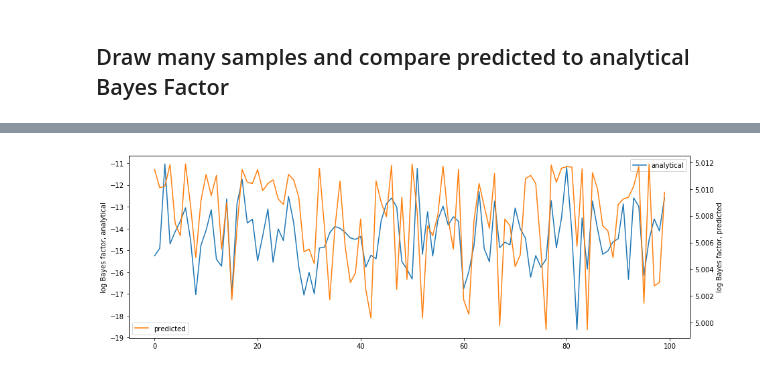
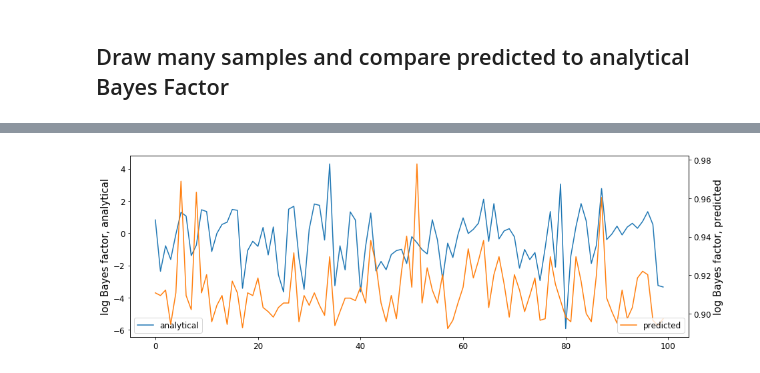
Before and after one commit to janfb/mcabc, a Jupyter notebook: ModelComparison_poisson_vs_negbin.ipynb, the cells around one changed output, grey strips where cells are left out. Drawn from its saved outputs; the diff is of its cells as text; code cells hidden in the pictures.

```diff
--- a/ModelComparison_poisson_vs_negbin.ipynb
+++ b/ModelComparison_poisson_vs_negbin.ipynb
@@ -147,7 +147,8 @@ def train_psi(X, Y, model, optim, n_epochs=500, n_minibatch=50):
 Then separate it into sets for model 1 and model 2 and train the phi networks separately.
 # %%
 # generate data
-m, theta, X, norms = generate_dataset(1000, N)
+N = 100
+m, theta, X, norms = generate_dataset(5000, N)
 # separate it
 mask = np.array(m).squeeze()
 theta1, X1, = theta[mask==0], X[mask==0, :]
@@ -184,40 +173,21 @@ plt.title('Loss');
 # %% [markdown]
 ## Draw many samples and compare predicted to analytical Bayes Factor
 # %%
-def poisson_evidence(x, a, b, N, log=False):
+def poisson_evidence(x, k, theta, N, log=False):
+    """
+    k : shape parameter for gamma
+    theta : scale parameter for gamma
+    """
     x_sum = np.sum(x)
     log_xfac = np.sum(gammaln(x + 1))
 
-    result = a * np.log(b) - gammaln(a) - log_xfac + gammaln(a + x_sum) - (a + x_sum)*np.log(b + N)
+    result = - log_xfac - k * np.log(theta) - gammaln(k) + gammaln(k + x_sum) - (k + x_sum) * np.log(N + 1./theta)
 
     return result if log else np.exp(result)
 
-def log_nbin_evidence(x, a, b, N, r, log=False):
+def nbin_evidence(x, a, b, N, r, log=False):
     x_sum = np.sum(x)
 
-    result = betaln(a + x_sum, b + N * r) - betaln(a, b) + np.sum(np.log(scipy.special.binom(x + r - 1, x)))
+    result = betaln(a + N * r, b + x_sum) - betaln(a, b) + np.sum(np.log(scipy.special.binom(x + r - 1, x)))
 
     return result if log else np.exp(result)
-# %%
-bf_true = []
-bf_predicted = []
-
-for i in range(100):
-
-    # draw samples
-    samples = np.random.poisson(true_lam, N)
-
-    # apply model for prediction
-    stats_o = np.array(np.mean(samples).astype(float)).reshape(1, 1)
-    X_var = Variable(torch.Tensor(stats_o))
-    (out_act) = model(X_var)
-
-    # calculate bf
-    softmax = nn.Softmax()
-    posterior_probs = softmax(out_act).data.numpy()
-    bf_predicted.append(posterior_probs[0][0] / posterior_probs[0][1])
-
-    # because we use a uniform prior the posterior ratio corresponds to the likelihood (evidence) ratio
-    e1 = poisson_evidence(samples, shape, scale, N, log=True)
-    e2 = log_nbin_evidence(samples, alp, bet, N, r, log=True)
-    bf_true.append(e1 - e2)
@@ -227,13 +268,14 @@ bf2 = (bf_predicted - np.mean(bf_predicted))/np.std(bf_predicted)
 # %%
 plt.figure(figsize=(15, 5))
 plt.plot(bf_true, label='analytical', color='C0')
 plt.ylabel('log Bayes factor, analytical')
+plt.legend(loc=3)
 
-plt.legend()
 plt.twinx()
-plt.plot(np.log(bf_predicted), label='predicted', color='C1')
+plt.plot(bf_predicted, label='predicted', color='C1')
 plt.ylabel('log Bayes factor, predicted')
 plt.xlabel('different data sets')
-plt.legend();
+
+plt.legend(loc=4);
 # %% [output]
-[figure, old version]
+[figure, new version]
```
Also changed, not shown: parts of 12 cells of this notebook.
